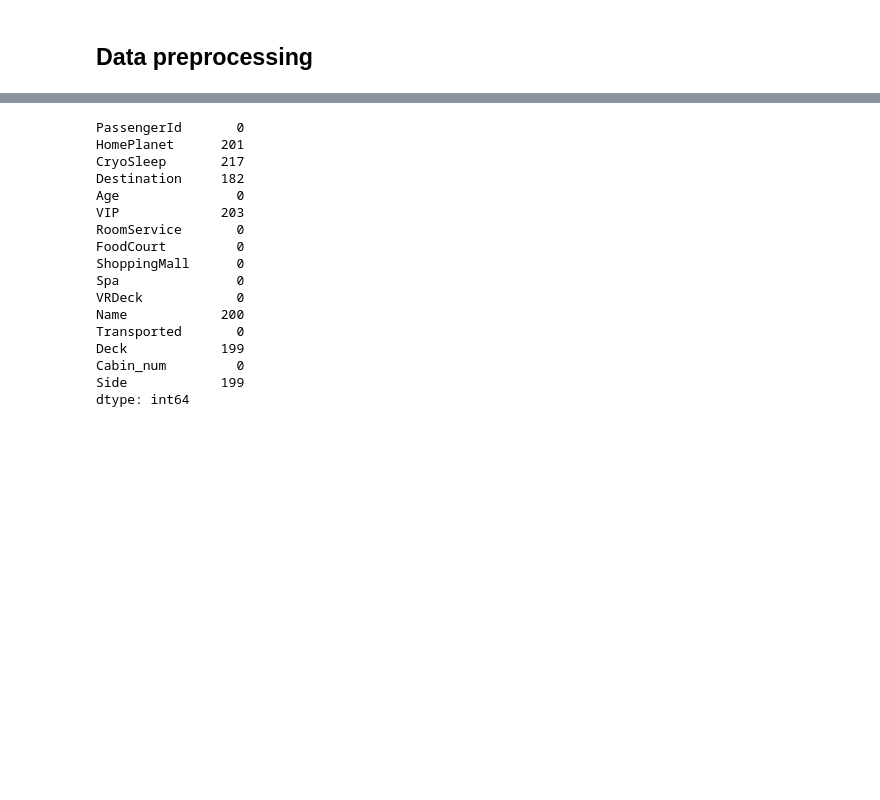
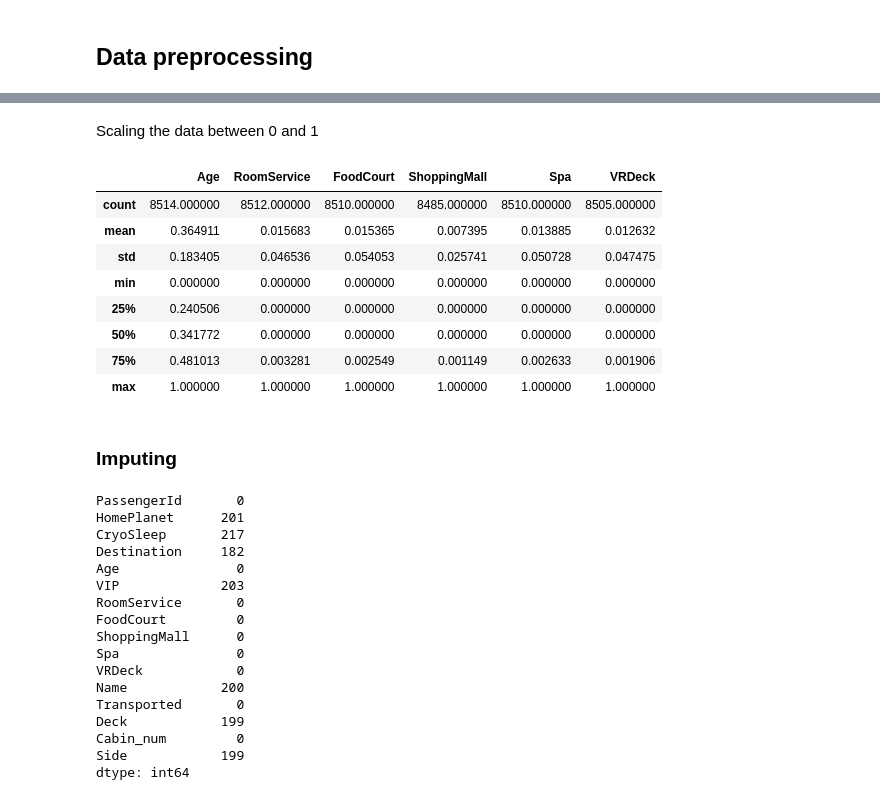
Before and after one commit to hackasaur/spaceship-titanic, a Jupyter notebook: notebooks/spaceship-titanic-notebook.ipynb, the cells around one changed output, grey strips where cells are left out. Cells and saved outputs as stored; diff of their text form; code cells hidden in the pictures; blank space fills up the shorter version.

```diff
--- a/notebooks/spaceship-titanic-notebook.ipynb
+++ b/notebooks/spaceship-titanic-notebook.ipynb
@@ -157,0 +177,20 @@ predict_data = predict_data_raw.copy()
+# %% [markdown]
+Scaling the data between 0 and 1
+# %%
+#Scale
+data = train_data[["Age", "RoomService", "FoodCourt", "ShoppingMall", "Spa", "VRDeck"]]
+min_vals = data.min()
+max_vals = data.max()
+
+train_data[["Age", "RoomService", "FoodCourt", "ShoppingMall", "Spa", "VRDeck"]] = (data - min_vals)/(max_vals - min_vals)
+train_data.describe()
+# %% [output]
+|  | Age | RoomService | FoodCourt | ShoppingMall | Spa | VRDeck |
+| count | 8514.000000 | 8512.000000 | 8510.000000 | 8485.000000 | 8510.000000 | 8505.000000 |
+| mean | 0.364911 | 0.015683 | 0.015365 | 0.007395 | 0.013885 | 0.012632 |
+| std | 0.183405 | 0.046536 | 0.054053 | 0.025741 | 0.050728 | 0.047475 |
+| min | 0.000000 | 0.000000 | 0.000000 | 0.000000 | 0.000000 | 0.000000 |
+| 25% | 0.240506 | 0.000000 | 0.000000 | 0.000000 | 0.000000 | 0.000000 |
+| 50% | 0.341772 | 0.000000 | 0.000000 | 0.000000 | 0.000000 | 0.000000 |
+| 75% | 0.481013 | 0.003281 | 0.002549 | 0.001149 | 0.002633 | 0.001906 |
+| max | 1.000000 | 1.000000 | 1.000000 | 1.000000 | 1.000000 | 1.000000 |
@@ -158 +201,3 @@ predict_data = predict_data_raw.copy()
+# %% [markdown]
+### Imputing
 # %%
```
Also changed, not shown: parts of 22 cells of this notebook, 2 other files.
